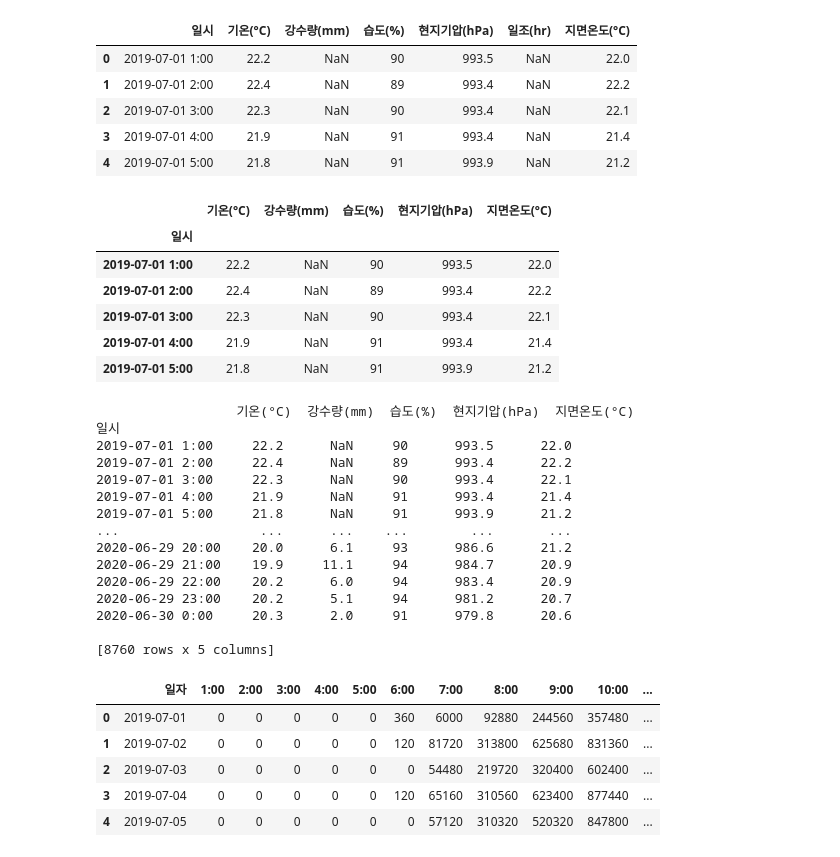
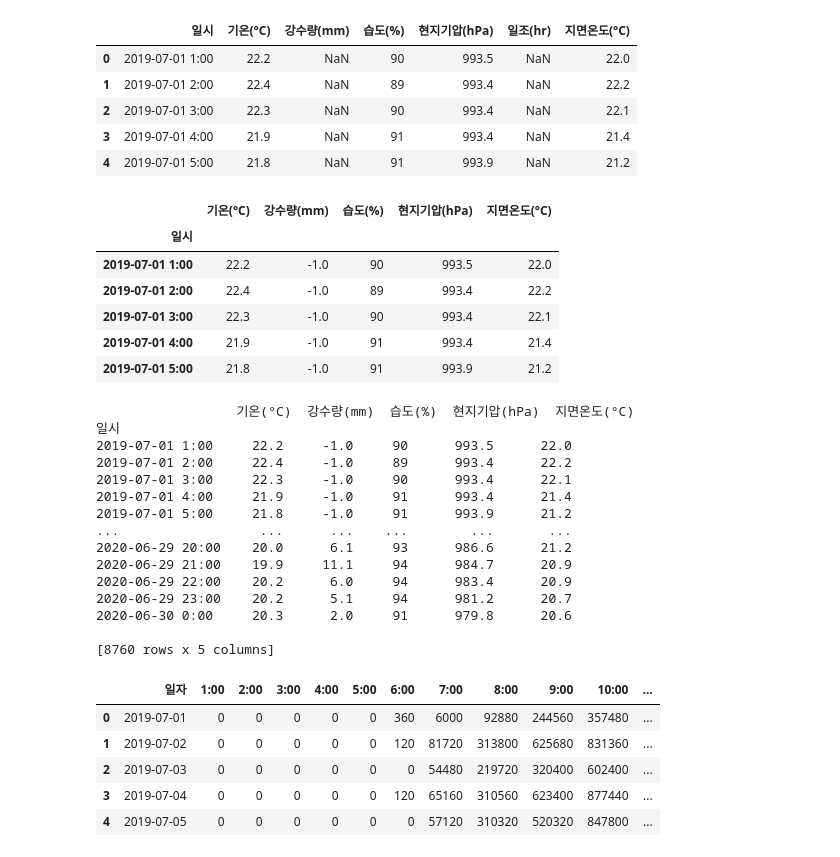
Before and after one commit to GymYJ/Photovoltaic_Prediction, a Jupyter notebook: generate_prediction.ipynb, the cells around one changed output. Cells and saved outputs as stored; diff of their text form; code cells hidden in the pictures.

```diff
--- a/generate_prediction.ipynb
+++ b/generate_prediction.ipynb
@@ -22,26 +22,27 @@ wt.head()
 # %%
 variables=["기온(°C)","강수량(mm)","습도(%)","현지기압(hPa)","지면온도(°C)"]
 wtData=wt[variables]
 wtData.index=wt['일시']
+wtData=wtData.fillna(-1)
 wtData.head()
 # %% [output]
 |  | 기온(°C) | 강수량(mm) | 습도(%) | 현지기압(hPa) | 지면온도(°C) |
 | 일시 |  |  |  |  |  |
-| 2019-07-01 1:00 | 22.2 | NaN | 90 | 993.5 | 22.0 |
-| 2019-07-01 2:00 | 22.4 | NaN | 89 | 993.4 | 22.2 |
-| 2019-07-01 3:00 | 22.3 | NaN | 90 | 993.4 | 22.1 |
-| 2019-07-01 4:00 | 21.9 | NaN | 91 | 993.4 | 21.4 |
-| 2019-07-01 5:00 | 21.8 | NaN | 91 | 993.9 | 21.2 |
+| 2019-07-01 1:00 | 22.2 | -1.0 | 90 | 993.5 | 22.0 |
+| 2019-07-01 2:00 | 22.4 | -1.0 | 89 | 993.4 | 22.2 |
+| 2019-07-01 3:00 | 22.3 | -1.0 | 90 | 993.4 | 22.1 |
+| 2019-07-01 4:00 | 21.9 | -1.0 | 91 | 993.4 | 21.4 |
+| 2019-07-01 5:00 | 21.8 | -1.0 | 91 | 993.9 | 21.2 |
 # %%
 print(wtData)
 # %% [output]
                   기온(°C)  강수량(mm)  습도(%)  현지기압(hPa)  지면온도(°C)
 일시
-2019-07-01 1:00     22.2      NaN     90      993.5      22.0
-2019-07-01 2:00     22.4      NaN     89      993.4      22.2
-2019-07-01 3:00     22.3      NaN     90      993.4      22.1
-2019-07-01 4:00     21.9      NaN     91      993.4      21.4
-2019-07-01 5:00     21.8      NaN     91      993.9      21.2
+2019-07-01 1:00     22.2     -1.0     90      993.5      22.0
+2019-07-01 2:00     22.4     -1.0     89      993.4      22.2
+2019-07-01 3:00     22.3     -1.0     90      993.4      22.1
+2019-07-01 4:00     21.9     -1.0     91      993.4      21.4
+2019-07-01 5:00     21.8     -1.0     91      993.9      21.2
 ...                  ...      ...    ...        ...       ...
 2020-06-29 20:00    20.0      6.1     93      986.6      21.2
 2020-06-29 21:00    19.9     11.1     94      984.7      20.9
```
Also changed, not shown: parts of 10 cells of this notebook.
